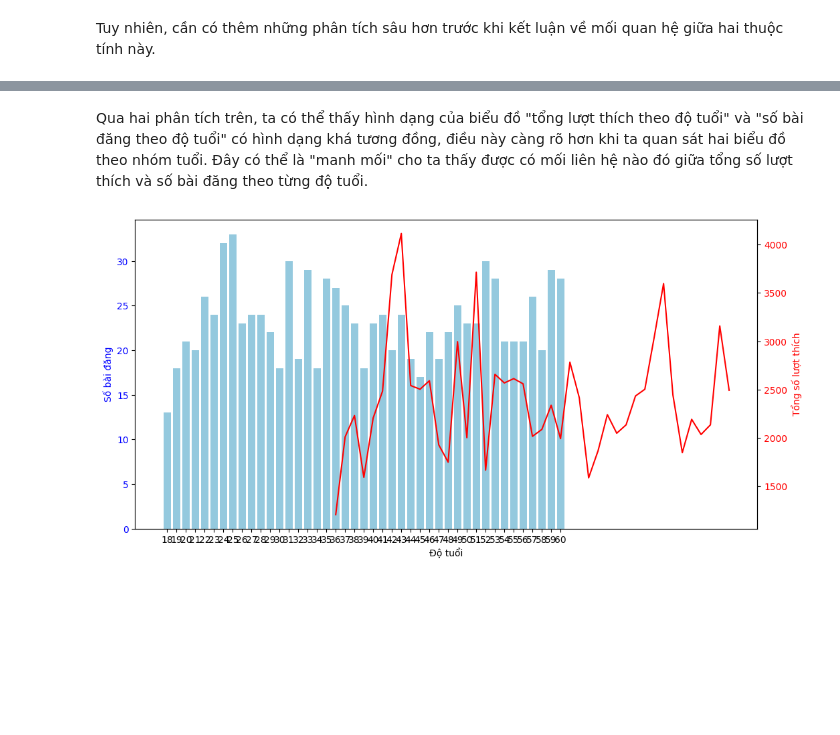
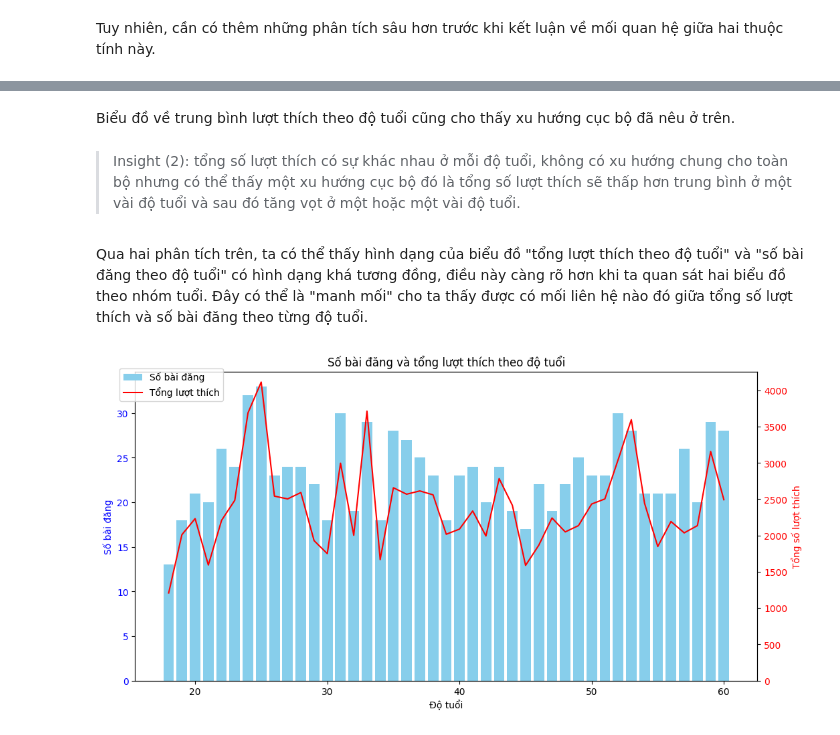
Before and after one commit to hoangharu2002/DS307---Ph-n-t-ch-d--li-u-truy-n-th-ng-x--h-i, a Jupyter notebook: BT2/My sample.ipynb, the cells around one changed output, grey strips where cells are left out. Saved outputs shown, nothing was run; the diff lists cells and outputs as text; code cells hidden in the pictures; blank space fills up the shorter version.

```diff
--- a/BT2/My sample.ipynb
+++ b/BT2/My sample.ipynb
@@ -168,29 +255,44 @@ plt.show()
+# %% [markdown]
+Biểu đồ về trung bình lượt thích theo độ tuổi cũng cho thấy xu hướng cục bộ đã nêu ở trên.
+# %% [markdown]
+> Insight (2): tổng số lượt thích có sự khác nhau ở mỗi độ tuổi, không có xu hướng chung cho toàn bộ nhưng có thể thấy một xu hướng cục bộ đó là tổng số lượt thích sẽ thấp hơn trung bình ở một vài độ tuổi và sau đó tăng vọt ở một hoặc một vài độ tuổi.
 # %% [markdown]
 Qua hai phân tích trên, ta có thể thấy hình dạng của biểu đồ "tổng lượt thích theo độ tuổi" và "số bài đăng theo độ tuổi" có hình dạng khá tương đồng, điều này càng rõ hơn khi ta quan sát hai biểu đồ theo nhóm tuổi. Đây có thể là "manh mối" cho ta thấy được có mối liên hệ nào đó giữa tổng số lượt thích và số bài đăng theo từng độ tuổi.
 # %%
-# Vẽ biểu đồ
+from matplotlib.ticker import MultipleLocator
+
+# Vẽ biểu đồ hỗn hợp
 fig, ax1 = plt.subplots(figsize=(12, 6))
 
-# Xác định thứ tự các giá trị trên trục X để cả hai biểu đồ khớp
-age_order = posts_by_age.index
+# Vẽ biểu đồ cột cho số bài đăng
+ax1.bar(posts_by_age.index, posts_by_age.values, color='skyblue', label='Số bài đăng')
 
-# Vẽ biểu đồ cột cho số bài đăng
-sns.barplot(x=posts_by_age.index, y=posts_by_age.values, color='skyblue', ax=ax1, order=age_order)
-
+# Đặt nhãn cho trục Y bên trái (biểu đồ cột)
 ax1.set_xlabel('Độ tuổi')
 ax1.set_ylabel('Số bài đăng', color='blue')
 ax1.tick_params(axis='y', labelcolor='blue')
 
-# Tạo trục Y thứ hai để vẽ biểu đồ đường
+# Tạo trục thứ hai (trùng với trục X nhưng riêng trục Y) để vẽ biểu đồ đường
 ax2 = ax1.twinx()
 
 # Vẽ biểu đồ đường cho tổng số lượt thích
-sns.lineplot(x=total_likes_by_age['Age'].sort_index(), y=total_likes_by_age['Likes'], color='red', ax=ax2)
+ax2.plot(total_likes_by_age['Age'], total_likes_by_age['Likes'], color='red', label='Tổng lượt thích')
 
+# Đặt nhãn cho trục Y bên phải (biểu đồ đường)
 ax2.set_ylabel('Tổng số lượt thích', color='red')
 ax2.tick_params(axis='y', labelcolor='red')
 
-plt.title('')
+# Đặt bước nhảy của trục Y thành 500
+ax2.yaxis.set_major_locator(MultipleLocator(500))
+ax2.set_ylim(0)  # Điểm bắt đầu của trục Y là 0
+
+# Thêm tiêu đề
+plt.title('Số bài đăng và tổng lượt thích theo độ tuổi')
+
+# Hiển thị chú thích
+fig.legend(loc='upper left', bbox_to_anchor=(0.1, 0.9))
+
+# Hiển thị biểu đồ
 plt.show()
 # %% [output]
-[figure, old version]
+[figure, new version]
```
Also changed, not shown: parts of 14 cells of this notebook.
